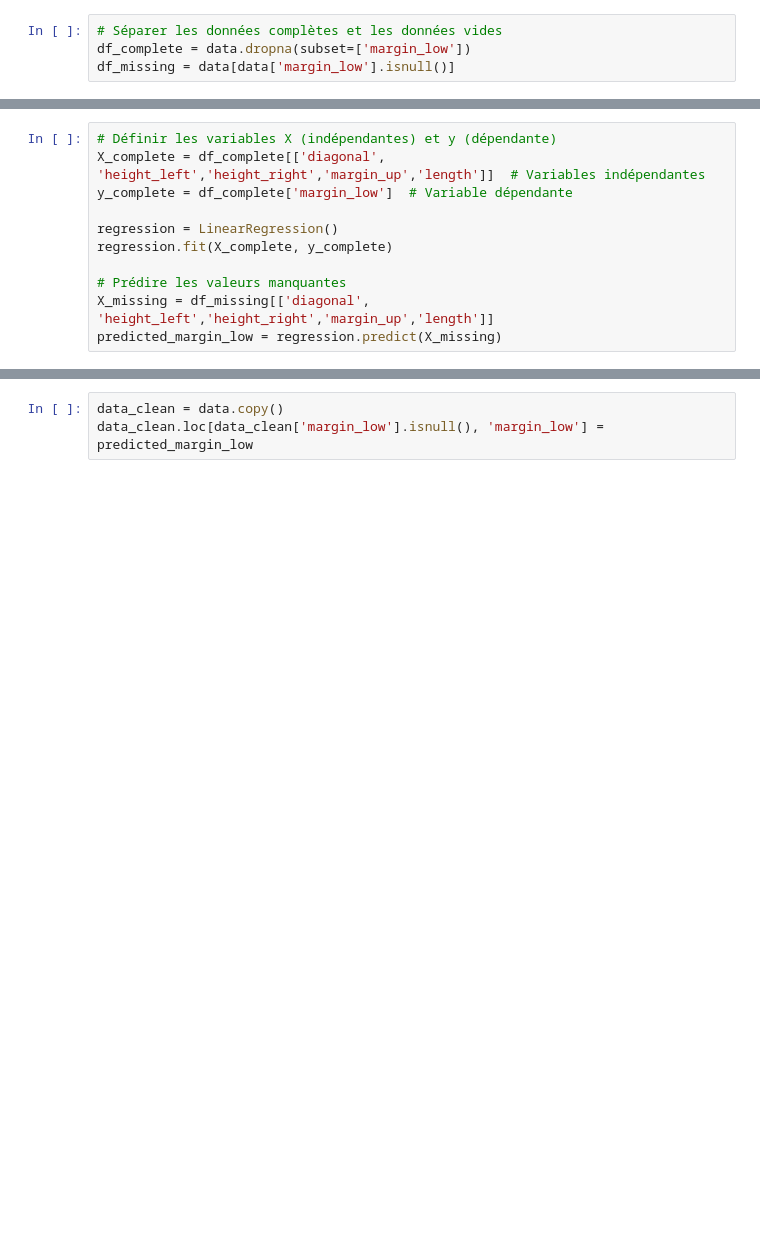
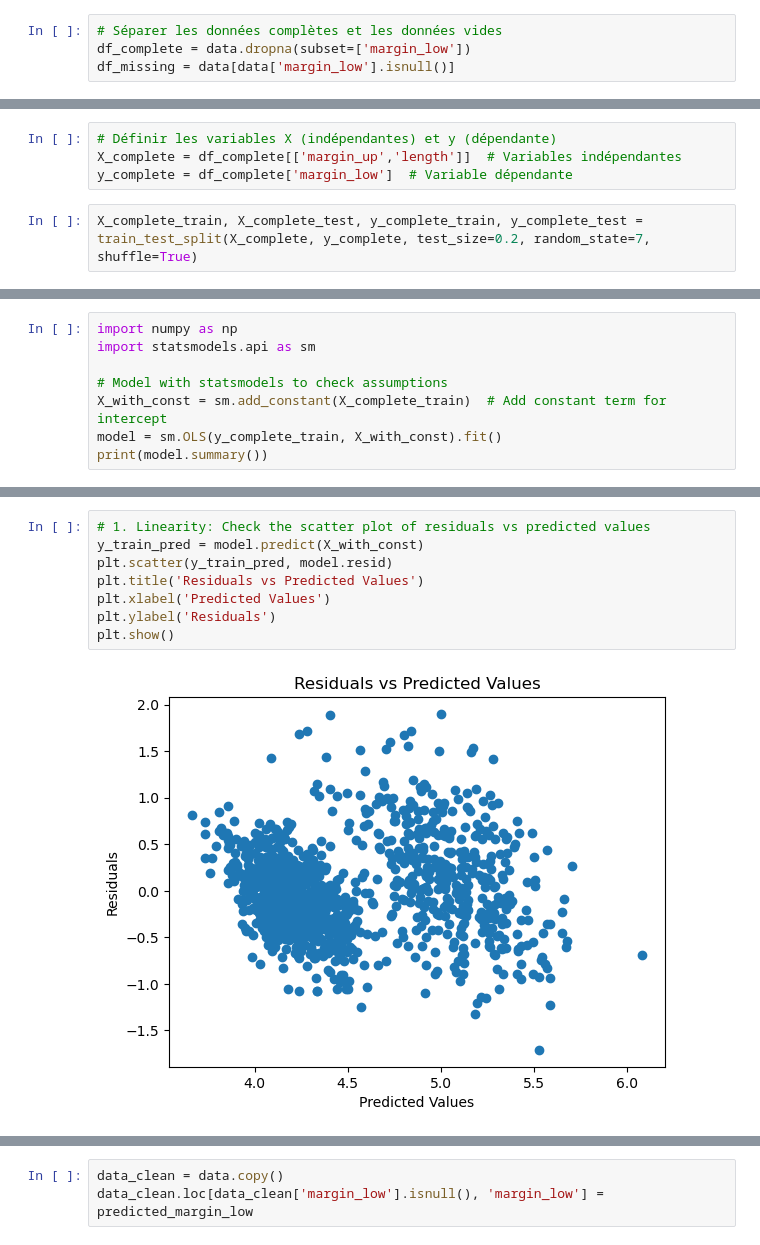
Before and after one commit to obenmaha/App-d-tection-faux-billet, a Jupyter notebook: Analyse notebook with all data.ipynb, the cells around one changed output, grey strips where cells are left out. Cells and saved outputs as stored; diff of their text form; blank space fills up the shorter version.

```diff
--- a/Analyse notebook with all data.ipynb
+++ b/Analyse notebook with all data.ipynb
@@ -101,11 +140,6 @@ df_missing = data[data['margin_low'].isnull()]
 # %%
 # Définir les variables X (indépendantes) et y (dépendante)
-X_complete = df_complete[['diagonal', 'height_left','height_right','margin_up','length']]  # Variables indépendantes
+X_complete = df_complete[['margin_up','length']]  # Variables indépendantes
 y_complete = df_complete['margin_low']  # Variable dépendante
-
-regression = LinearRegression()
-regression.fit(X_complete, y_complete)
-
-# Prédire les valeurs manquantes
-X_missing = df_missing[['diagonal', 'height_left','height_right','margin_up','length']]
-predicted_margin_low = regression.predict(X_missing)
+# %%
+X_complete_train, X_complete_test, y_complete_train, y_complete_test = train_test_split(X_complete, y_complete, test_size=0.2, random_state=7, shuffle=True)
@@ -111,0 +148,8 @@ predicted_margin_low = regression.predict(X_missing)
+# %%
+import numpy as np
+import statsmodels.api as sm
+
+# Model with statsmodels to check assumptions
+X_with_const = sm.add_constant(X_complete_train)  # Add constant term for intercept
+model = sm.OLS(y_complete_train, X_with_const).fit()
+print(model.summary())
@@ -111,0 +174,10 @@ predicted_margin_low = regression.predict(X_missing)
+# %%
+# 1. Linearity: Check the scatter plot of residuals vs predicted values
+y_train_pred = model.predict(X_with_const)
+plt.scatter(y_train_pred, model.resid)
+plt.title('Residuals vs Predicted Values')
+plt.xlabel('Predicted Values')
+plt.ylabel('Residuals')
+plt.show()
+# %% [output]
+[figure, added]
```
Also changed, not shown: parts of 20 cells of this notebook.
